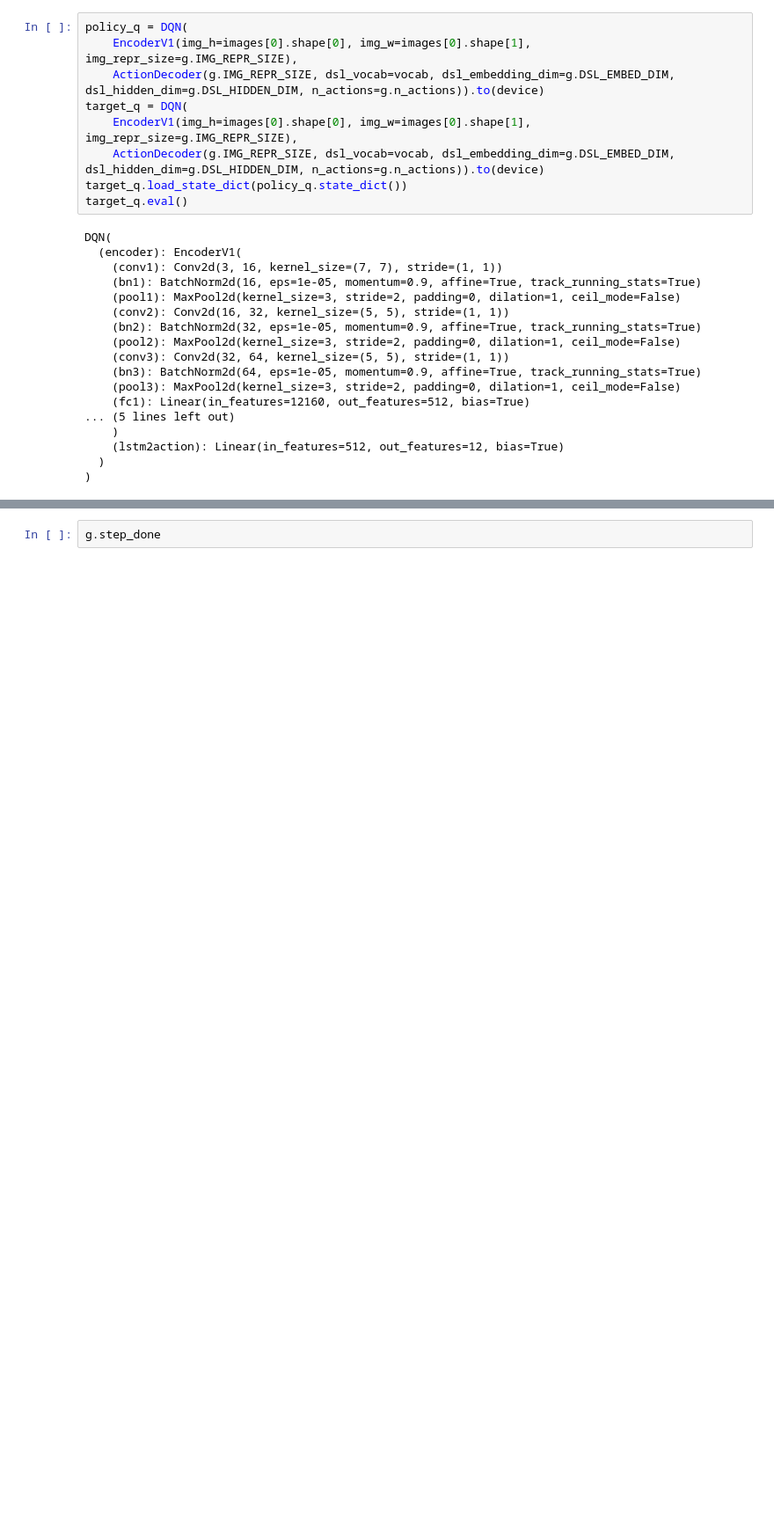
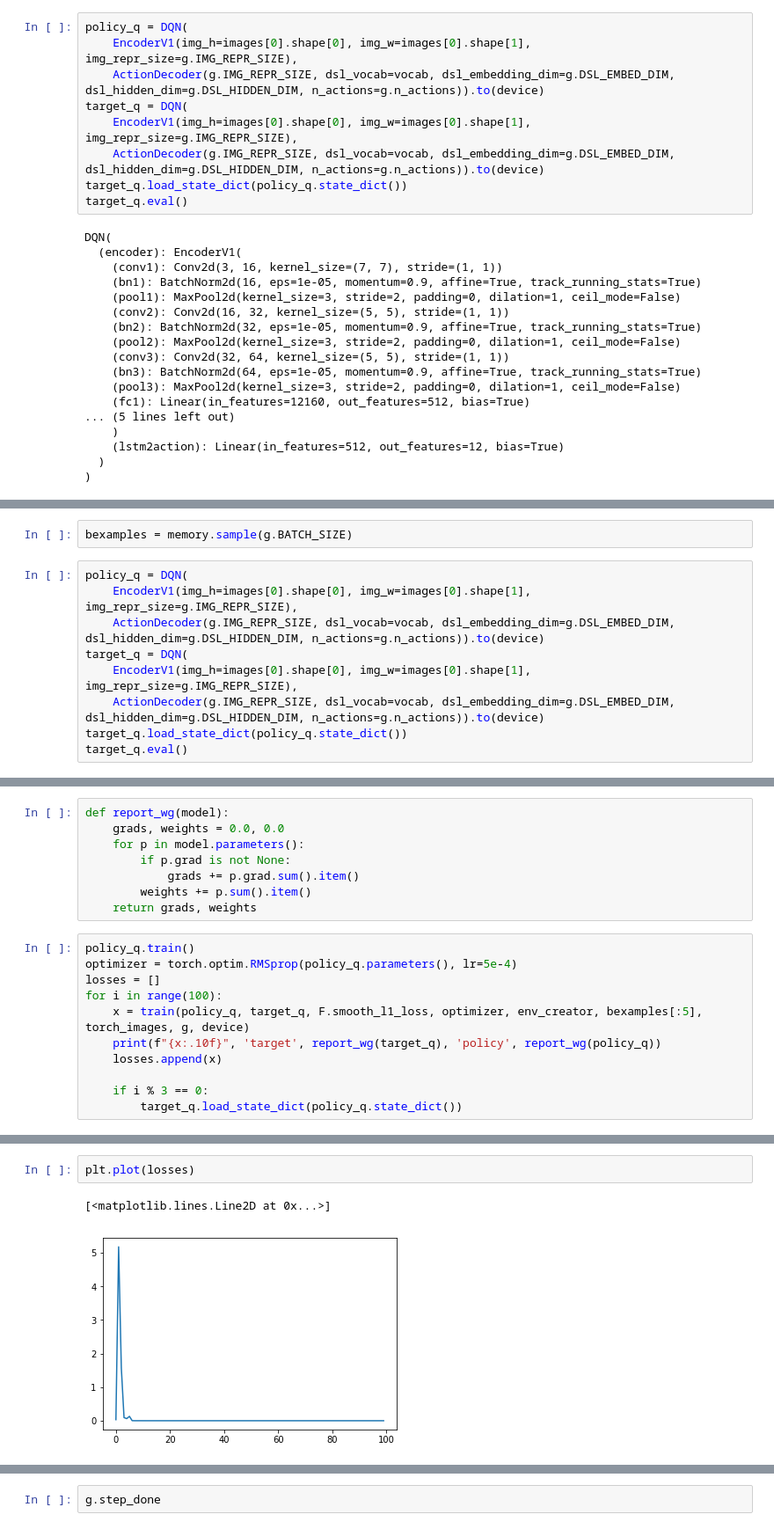
Before and after one commit to binh-vu/sketch2code, a Jupyter notebook: notebooks/s20_rl_dqn.ipynb, the cells around one changed output, grey strips where cells are left out. Shown at 88% size. Drawn from its saved outputs; the diff is of its cells as text; blank space fills up the shorter version.

```diff
--- a/notebooks/s20_rl_dqn.ipynb
+++ b/notebooks/s20_rl_dqn.ipynb
@@ -199,0 +233,11 @@ AddOpenTagAndClass(<div class="col-12">) 0.0
+# %%
+bexamples = memory.sample(g.BATCH_SIZE)
+# %%
+policy_q = DQN(
+    EncoderV1(img_h=images[0].shape[0], img_w=images[0].shape[1], img_repr_size=g.IMG_REPR_SIZE),
+    ActionDecoder(g.IMG_REPR_SIZE, dsl_vocab=vocab, dsl_embedding_dim=g.DSL_EMBED_DIM, dsl_hidden_dim=g.DSL_HIDDEN_DIM, n_actions=g.n_actions)).to(device)
+target_q = DQN(
+    EncoderV1(img_h=images[0].shape[0], img_w=images[0].shape[1], img_repr_size=g.IMG_REPR_SIZE),
+    ActionDecoder(g.IMG_REPR_SIZE, dsl_vocab=vocab, dsl_embedding_dim=g.DSL_EMBED_DIM, dsl_hidden_dim=g.DSL_HIDDEN_DIM, n_actions=g.n_actions)).to(device)
+target_q.load_state_dict(policy_q.state_dict())
+target_q.eval()
@@ -199,0 +262,19 @@ AddOpenTagAndClass(<div class="col-12">) 0.0
+# %%
+def report_wg(model):
+    grads, weights = 0.0, 0.0
+    for p in model.parameters():
+        if p.grad is not None:
+            grads += p.grad.sum().item()
+        weights += p.sum().item()
+    return grads, weights
+# %%
+policy_q.train()
+optimizer = torch.optim.RMSprop(policy_q.parameters(), lr=5e-4)
+losses = []
+for i in range(100):
+    x = train(policy_q, target_q, F.smooth_l1_loss, optimizer, env_creator, bexamples[:5], torch_images, g, device)
+    print(f"{x:.10f}", 'target', report_wg(target_q), 'policy', report_wg(policy_q))
+    losses.append(x)
+
+    if i % 3 == 0:
+        target_q.load_state_dict(policy_q.state_dict())
@@ -200 +299,6 @@ AddOpenTagAndClass(<div class="col-12">) 0.0
+# %%
+plt.plot(losses)
+# %% [output]
+[<matplotlib.lines.Line2D at 0x...>]
+[figure, added]
 # %%
```
Also changed, not shown: parts of 28 cells of this notebook, 13 other files.
